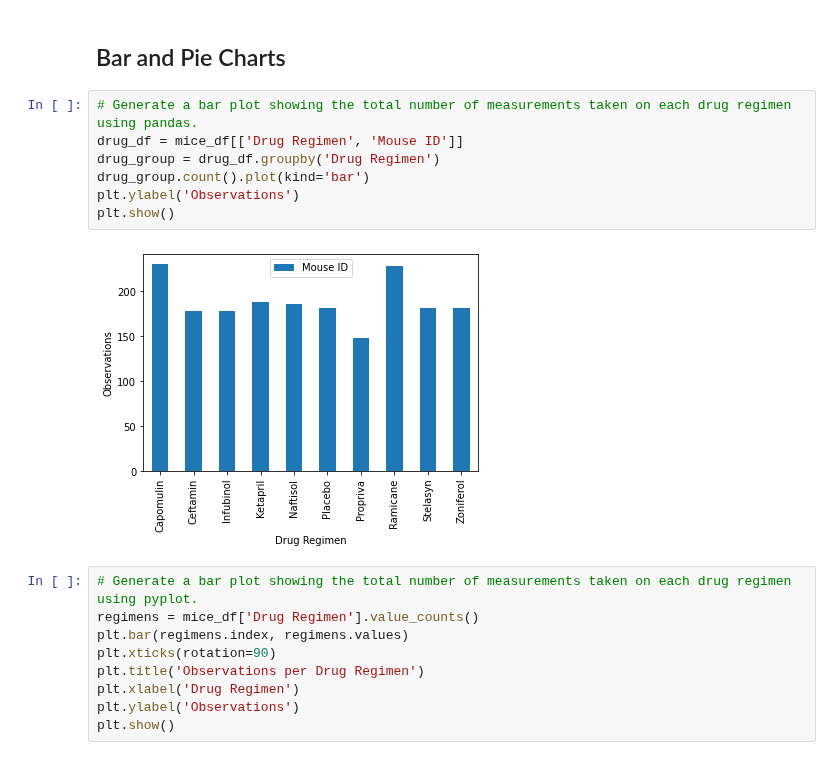
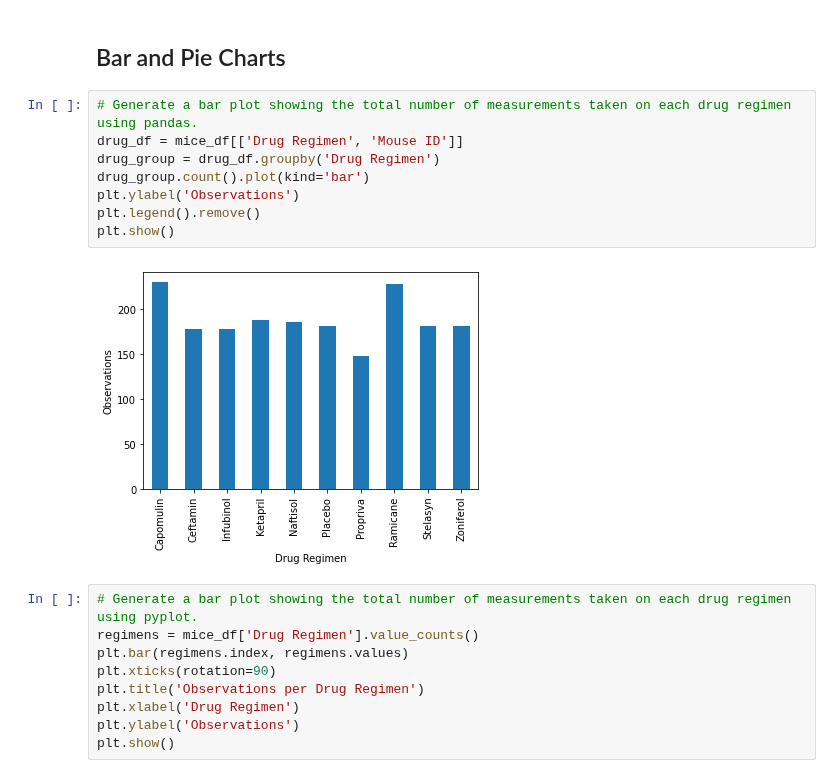
Before and after one commit to Munseaux/matplotlib-challenge, a Jupyter notebook: pymaceuticals.ipynb, the cells around one changed output. Cells and saved outputs as stored; diff of their text form.

```diff
--- a/pymaceuticals.ipynb
+++ b/pymaceuticals.ipynb
@@ -110,12 +114,13 @@ tumor_summary_df
 # %%
 # Generate a bar plot showing the total number of measurements taken on each drug regimen using pandas.
 drug_df = mice_df[['Drug Regimen', 'Mouse ID']]
 drug_group = drug_df.groupby('Drug Regimen')
 drug_group.count().plot(kind='bar')
 plt.ylabel('Observations')
+plt.legend().remove()
 plt.show()
 # %% [output]
-[figure, old version]
+[figure, new version]
 # %%
 # Generate a bar plot showing the total number of measurements taken on each drug regimen using pyplot.
 regimens = mice_df['Drug Regimen'].value_counts()
```
Also changed, not shown: parts of 10 cells of this notebook.
